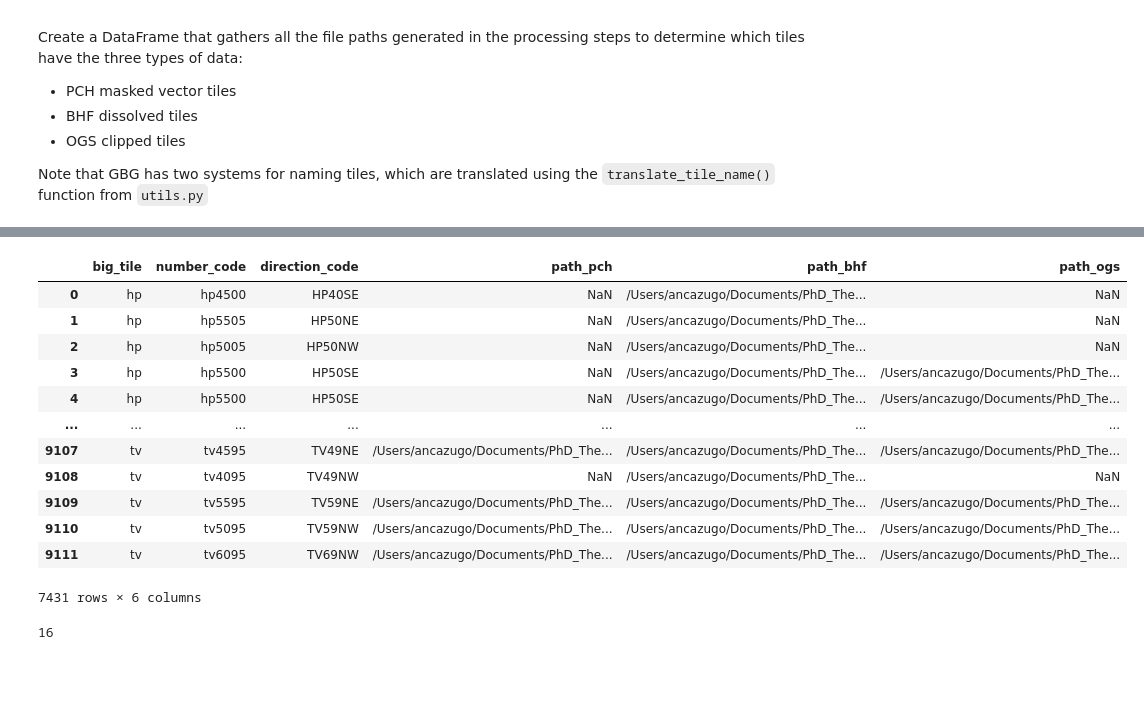
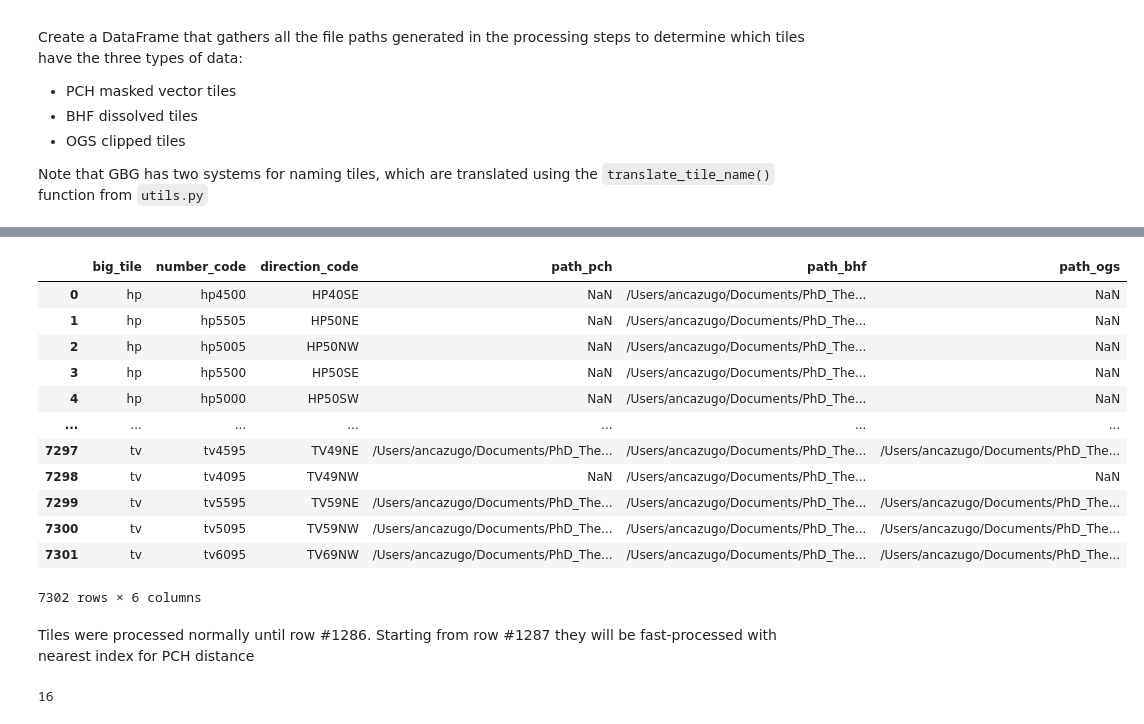
Before and after one commit to sdgresearch/3-30-300-analysis, a Jupyter notebook: notebooks/example_code.ipynb, the cells around one changed output, grey strips where cells are left out. Saved outputs shown, nothing was run; the diff lists cells and outputs as text; code cells hidden in the pictures; blank space fills up the shorter version.

```diff
--- a/notebooks/example_code.ipynb
+++ b/notebooks/example_code.ipynb
@@ -250,7 +308,7 @@ Create a DataFrame that gathers all the file paths generated in the processing s
 Note that GBG has two systems for naming tiles, which are translated using the `translate_tile_name()` function from `utils.py`
 # %%
 pch_tile_paths = list(sorted(pch_masked_v_tile_dir.rglob('*.geojson')))
-bhf_tile_paths = list(sorted(BHF_OUT_DIR.rglob('*.geojson')))
+bhf_tile_paths = list(sorted(bhf_dissolved_tile_dir.rglob('*.geojson')))
 ogs_tile_paths = list(sorted(OGS_OUT_DIR.rglob('*.geojson')))
 # %%
 pch_tile_paths_df = pd.DataFrame([{'big_tile': p.stem[-6:-4].lower(), 'direction_code': p.stem[-6:], 'path': str(p)} for p in pch_tile_paths])
@@ -271,20 +343,20 @@ tile_paths_df
 # %%
-tile_paths_filtered_df = tile_paths_df.copy()[~tile_paths_df['path_bhf'].isna()]
+tile_paths_filtered_df = tile_paths_df.copy()[~tile_paths_df['path_bhf'].isna()].reset_index(drop=True)
 tile_paths_filtered_df
 # %% [output]
 |  | big_tile | number_code | direction_code | path_pch | path_bhf | path_ogs |
 | 0 | hp | hp4500 | HP40SE | NaN | /Users/ancazugo/Documents/PhD_The... | NaN |
 | 1 | hp | hp5505 | HP50NE | NaN | /Users/ancazugo/Documents/PhD_The... | NaN |
 | 2 | hp | hp5005 | HP50NW | NaN | /Users/ancazugo/Documents/PhD_The... | NaN |
-| 3 | hp | hp5500 | HP50SE | NaN | /Users/ancazugo/Documents/PhD_The... | /Users/ancazugo/Documents/PhD_The... |
-| 4 | hp | hp5500 | HP50SE | NaN | /Users/ancazugo/Documents/PhD_The... | /Users/ancazugo/Documents/PhD_The... |
+| 3 | hp | hp5500 | HP50SE | NaN | /Users/ancazugo/Documents/PhD_The... | NaN |
+| 4 | hp | hp5000 | HP50SW | NaN | /Users/ancazugo/Documents/PhD_The... | NaN |
 | ... | ... | ... | ... | ... | ... | ... |
-| 9107 | tv | tv4595 | TV49NE | /Users/ancazugo/Documents/PhD_The... | /Users/ancazugo/Documents/PhD_The... | /Users/ancazugo/Documents/PhD_The... |
-| 9108 | tv | tv4095 | TV49NW | NaN | /Users/ancazugo/Documents/PhD_The... | NaN |
-| 9109 | tv | tv5595 | TV59NE | /Users/ancazugo/Documents/PhD_The... | /Users/ancazugo/Documents/PhD_The... | /Users/ancazugo/Documents/PhD_The... |
-| 9110 | tv | tv5095 | TV59NW | /Users/ancazugo/Documents/PhD_The... | /Users/ancazugo/Documents/PhD_The... | /Users/ancazugo/Documents/PhD_The... |
-| 9111 | tv | tv6095 | TV69NW | /Users/ancazugo/Documents/PhD_The... | /Users/ancazugo/Documents/PhD_The... | /Users/ancazugo/Documents/PhD_The... |
+| 7297 | tv | tv4595 | TV49NE | /Users/ancazugo/Documents/PhD_The... | /Users/ancazugo/Documents/PhD_The... | /Users/ancazugo/Documents/PhD_The... |
+| 7298 | tv | tv4095 | TV49NW | NaN | /Users/ancazugo/Documents/PhD_The... | NaN |
+| 7299 | tv | tv5595 | TV59NE | /Users/ancazugo/Documents/PhD_The... | /Users/ancazugo/Documents/PhD_The... | /Users/ancazugo/Documents/PhD_The... |
+| 7300 | tv | tv5095 | TV59NW | /Users/ancazugo/Documents/PhD_The... | /Users/ancazugo/Documents/PhD_The... | /Users/ancazugo/Documents/PhD_The... |
+| 7301 | tv | tv6095 | TV69NW | /Users/ancazugo/Documents/PhD_The... | /Users/ancazugo/Documents/PhD_The... | /Users/ancazugo/Documents/PhD_The... |
-7431 rows × 6 columns
+7302 rows × 6 columns
 # %%
 from shapely.ops import nearest_points
 
@@ -329,6 +432,8 @@ def estimate_distance(row, crs=27700):
     bhf_distance_gdf.to_file(bhf_distance_path)
 
     return bhf_distance_gdf
+# %% [markdown]
+Tiles were processed normally until row #1286. Starting from row #1287 they will be fast-processed with nearest index for PCH distance
 # %%
 from concurrent.futures import ThreadPoolExecutor
 cpu_cores_os = os.cpu_count()
```
Also changed, not shown: parts of 38 cells of this notebook, 2 other files.
